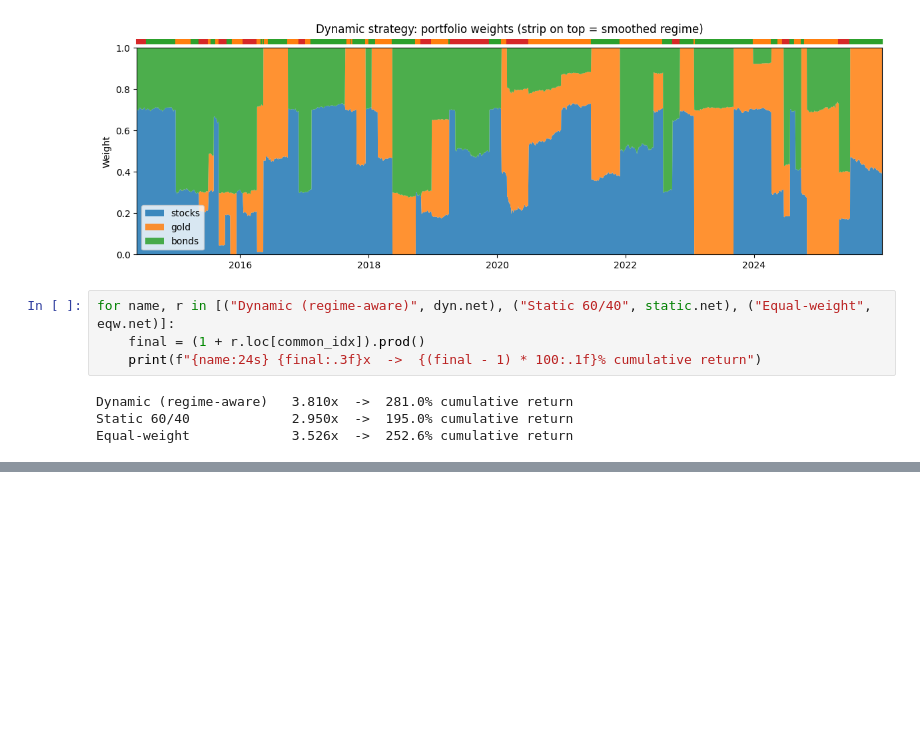
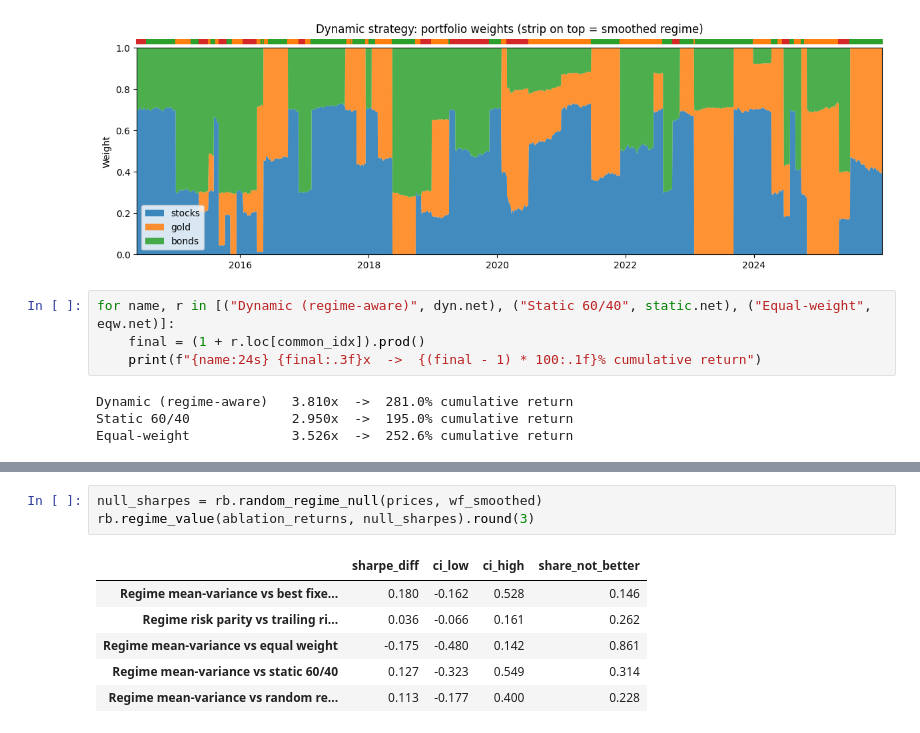
Before and after one commit to kcodweb/Regime-Detection-using-HMM, a Jupyter notebook: Regime_Shift_Notebook.ipynb, the cells around one changed output, grey strips where cells are left out. Saved outputs shown, nothing was run; the diff lists cells and outputs as text; blank space fills up the shorter version.

```diff
--- a/Regime_Shift_Notebook.ipynb
+++ b/Regime_Shift_Notebook.ipynb
@@ -225,0 +257,10 @@ Equal-weight             3.526x  ->  252.6% cumulative return
+# %%
+null_sharpes = rb.random_regime_null(prices, wf_smoothed)
+rb.regime_value(ablation_returns, null_sharpes).round(3)
+# %% [output]
+|  | sharpe_diff | ci_low | ci_high | share_not_better |
+| Regime mean-variance vs best fixe... | 0.180 | -0.162 | 0.528 | 0.146 |
+| Regime risk parity vs trailing ri... | 0.036 | -0.066 | 0.161 | 0.262 |
+| Regime mean-variance vs equal weight | -0.175 | -0.480 | 0.142 | 0.861 |
+| Regime mean-variance vs static 60/40 | 0.127 | -0.323 | 0.549 | 0.314 |
+| Regime mean-variance vs random re... | 0.113 | -0.177 | 0.400 | 0.228 |
```
Also changed, not shown: parts of 9 cells of this notebook, 16 other files.
